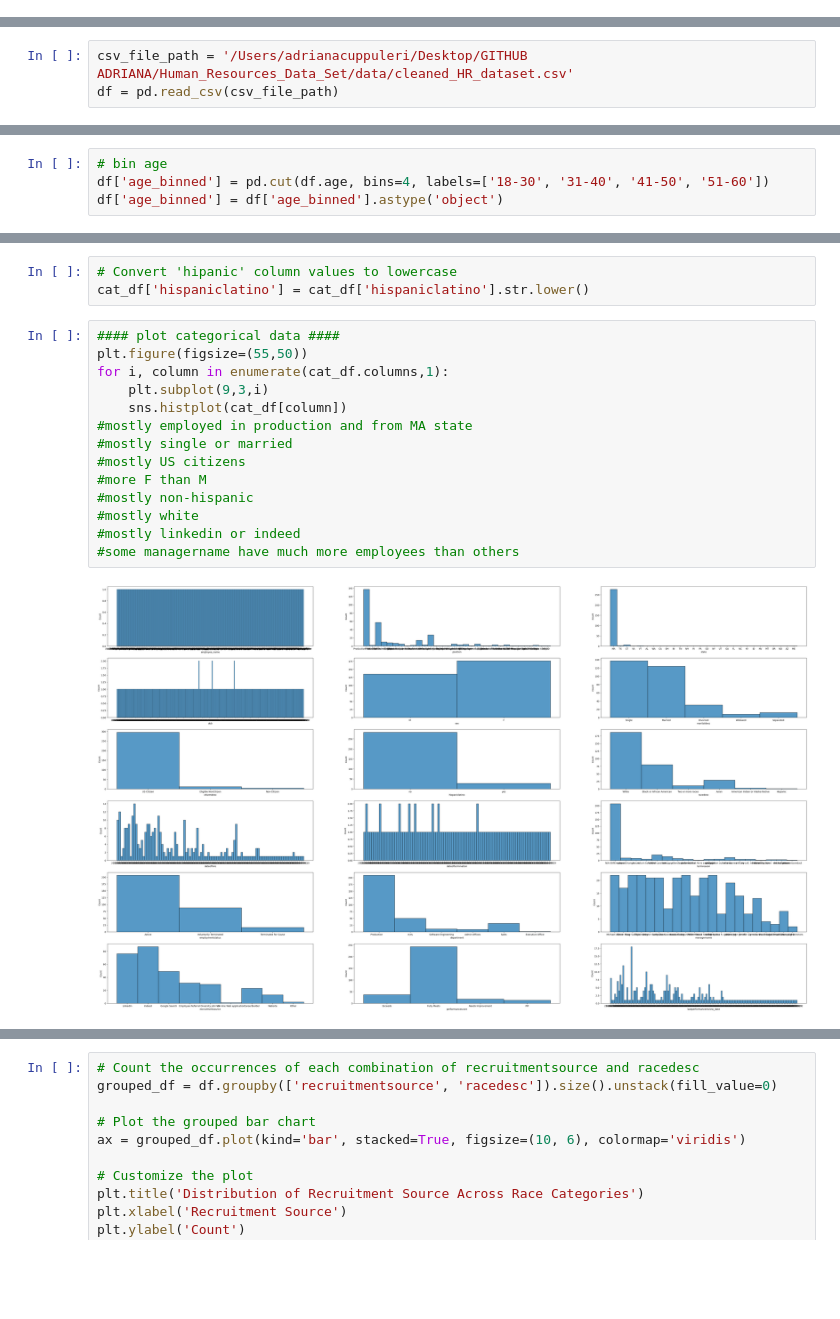
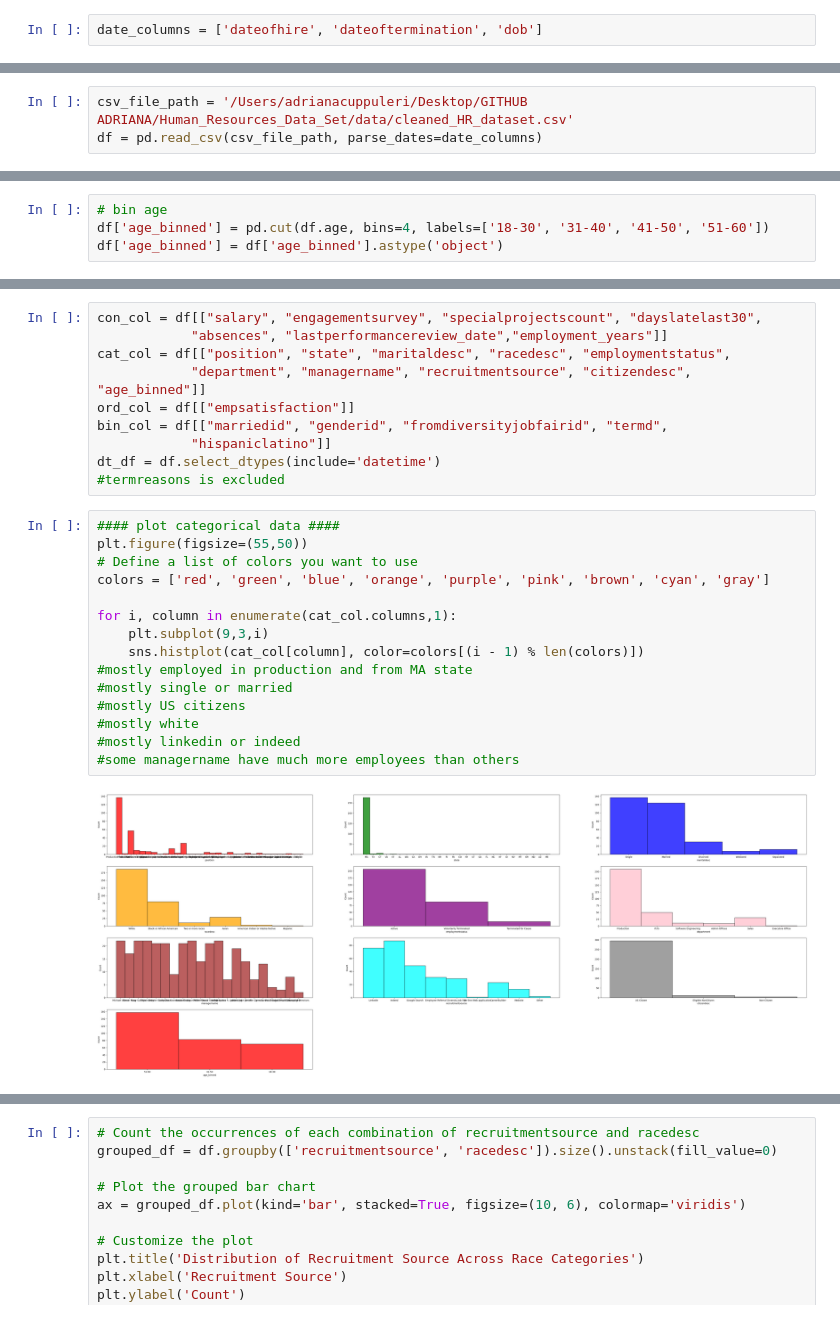
Before and after one commit to adrianacupp/Human_Resources_Data_Set, a Jupyter notebook: notebooks/data_cleaning.ipynb, the cells around one changed output, grey strips where cells are left out. Saved outputs shown, nothing was run; the diff lists cells and outputs as text; blank space fills up the shorter version.

```diff
--- a/notebooks/data_cleaning.ipynb
+++ b/notebooks/data_cleaning.ipynb
@@ -318,7 +344,9 @@ df[['age', 'dob']].head(20)
+# %%
+date_columns = ['dateofhire', 'dateoftermination', 'dob']
 # %%
 df.to_csv('/Users/adrianacuppuleri/Desktop/GITHUB ADRIANA/Human_Resources_Data_Set/data/cleaned_HR_dataset.csv', index=False)
 # %% [markdown]
 ## Data Distribution
 # %%
 csv_file_path = '/Users/adrianacuppuleri/Desktop/GITHUB ADRIANA/Human_Resources_Data_Set/data/cleaned_HR_dataset.csv'
-df = pd.read_csv(csv_file_path)
+df = pd.read_csv(csv_file_path, parse_dates=date_columns)
@@ -360,21 +377,29 @@ memory usage: 26.9 KB
-# %%
-# Convert 'hipanic' column values to lowercase
-cat_df['hispaniclatino'] = cat_df['hispaniclatino'].str.lower()
+# %%
+con_col = df[["salary", "engagementsurvey", "specialprojectscount", "dayslatelast30",
+            "absences", "lastperformancereview_date","employment_years"]]
+cat_col = df[["position", "state", "maritaldesc", "racedesc", "employmentstatus",
+            "department", "managername", "recruitmentsource", "citizendesc", "age_binned"]]
+ord_col = df[["empsatisfaction"]]
+bin_col = df[["marriedid", "genderid", "fromdiversityjobfairid", "termd",
+            "hispaniclatino"]]
+dt_df = df.select_dtypes(include='datetime')
+#termreasons is excluded
 # %%
 #### plot categorical data ####
 plt.figure(figsize=(55,50))
-for i, column in enumerate(cat_df.columns,1):
+# Define a list of colors you want to use
+colors = ['red', 'green', 'blue', 'orange', 'purple', 'pink', 'brown', 'cyan', 'gray']
+
+for i, column in enumerate(cat_col.columns,1):
     plt.subplot(9,3,i)
-    sns.histplot(cat_df[column])
+    sns.histplot(cat_col[column], color=colors[(i - 1) % len(colors)])
 #mostly employed in production and from MA state
 #mostly single or married
 #mostly US citizens
-#more F than M
-#mostly non-hispanic
 #mostly white
 #mostly linkedin or indeed
 #some managername have much more employees than others
 # %% [output]
-[figure, old version]
+[figure, new version]
 # %%
 plt.figure(figsize=(55,50))
```
Also changed, not shown: parts of 15 cells of this notebook, 1 other file.
